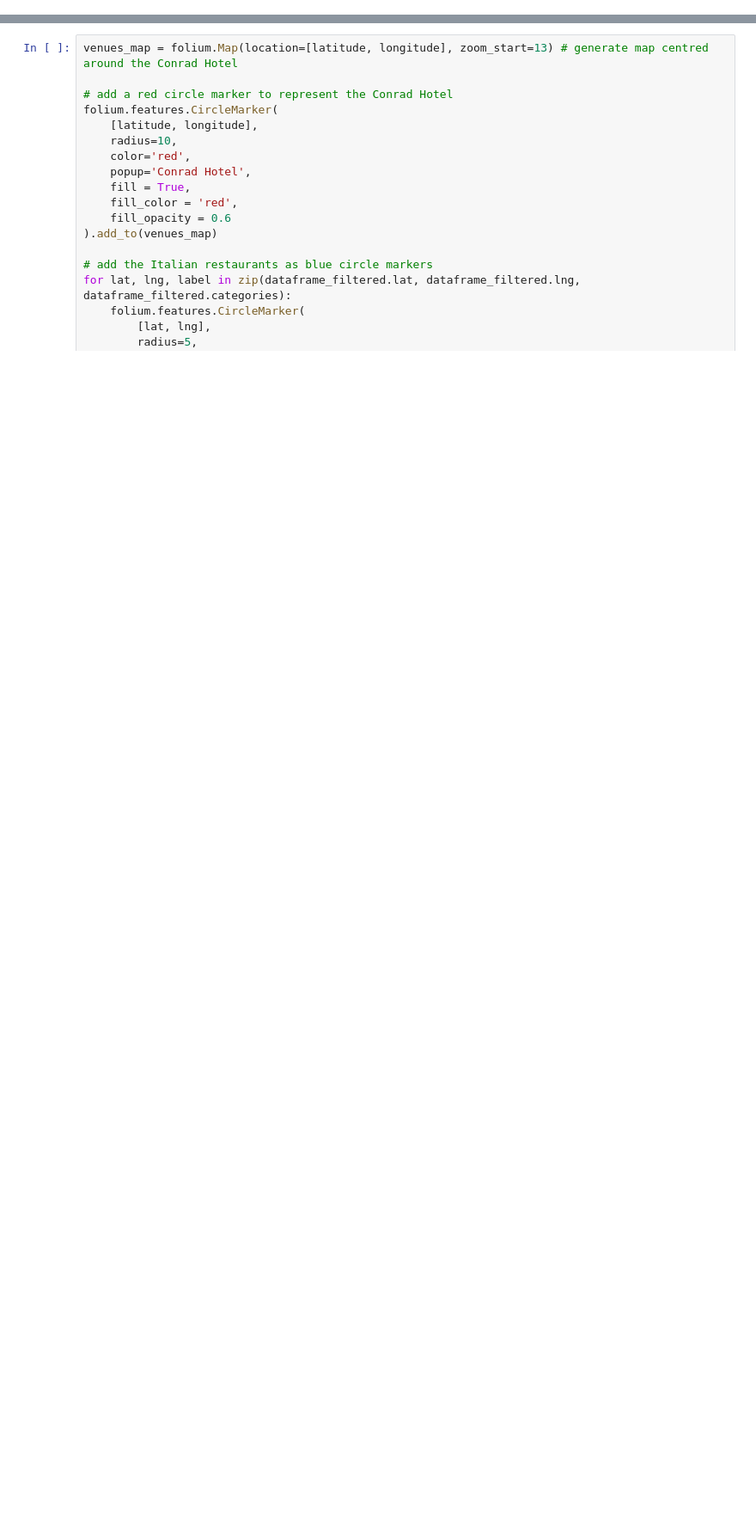
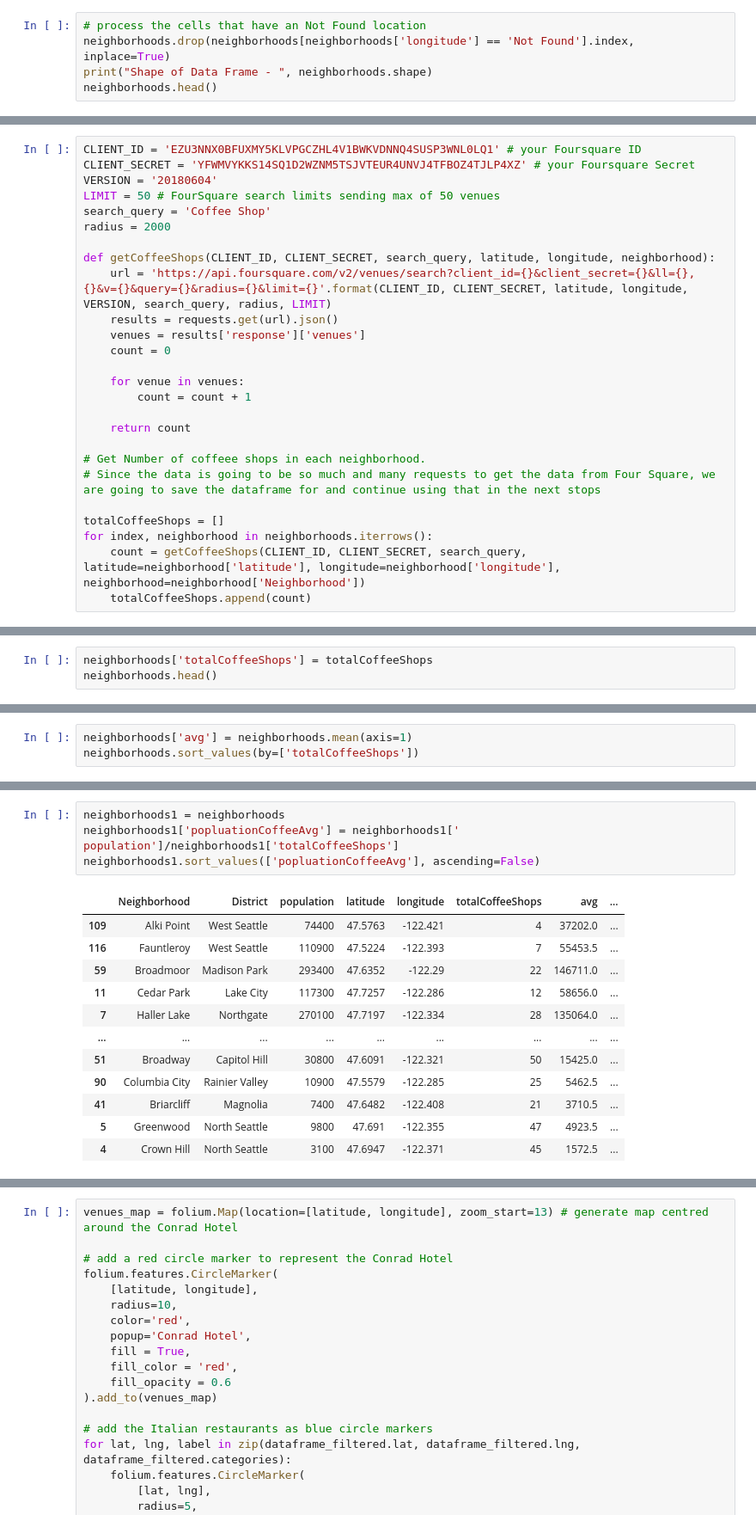
Before and after one commit to nagen1/capstone-project, a Jupyter notebook: Week4&5_FinalProject.ipynb, the cells around one changed output, grey strips where cells are left out. Shown at 86% size. Saved outputs shown, nothing was run; the diff lists cells and outputs as text; blank space fills up the shorter version.

```diff
--- a/Week4&5_FinalProject.ipynb
+++ b/Week4&5_FinalProject.ipynb
@@ -196,0 +207,5 @@ Name: name, dtype: object
+# %%
+# process the cells that have an Not Found location
+neighborhoods.drop(neighborhoods[neighborhoods['longitude'] == 'Not Found'].index, inplace=True)
+print("Shape of Data Frame - ", neighborhoods.shape)
+neighborhoods.head()
@@ -196,0 +233,26 @@ Name: name, dtype: object
+# %%
+CLIENT_ID = 'EZU3NNX0BFUXMY5KLVPGCZHL4V1BWKVDNNQ4SUSP3WNL0LQ1' # your Foursquare ID
+CLIENT_SECRET = 'YFWMVYKKS14SQ1D2WZNM5TSJVTEUR4UNVJ4TFBOZ4TJLP4XZ' # your Foursquare Secret
+VERSION = '20180604'
+LIMIT = 50 # FourSquare search limits sending max of 50 venues
+search_query = 'Coffee Shop'
+radius = 2000
+
+def getCoffeeShops(CLIENT_ID, CLIENT_SECRET, search_query, latitude, longitude, neighborhood):
+    url = 'https://api.foursquare.com/v2/venues/search?client_id={}&client_secret={}&ll={},{}&v={}&query={}&radius={}&limit={}'.format(CLIENT_ID, CLIENT_SECRET, latitude, longitude, VERSION, search_query, radius, LIMIT)
+    results = requests.get(url).json()
+    venues = results['response']['venues']
+    count = 0
+
+    for venue in venues:
+        count = count + 1
+
+    return count
+
+# Get Number of coffeee shops in each neighborhood.
+# Since the data is going to be so much and many requests to get the data from Four Square, we are going to save the dataframe for and continue using that in the next stops
+
+totalCoffeeShops = []
+for index, neighborhood in neighborhoods.iterrows():
+    count = getCoffeeShops(CLIENT_ID, CLIENT_SECRET, search_query, latitude=neighborhood['latitude'], longitude=neighborhood['longitude'], neighborhood=neighborhood['Neighborhood'])
+    totalCoffeeShops.append(count)
@@ -196,0 +261,3 @@ Name: name, dtype: object
+# %%
+neighborhoods['totalCoffeeShops'] = totalCoffeeShops
+neighborhoods.head()
@@ -196,0 +295,3 @@ Name: name, dtype: object
+# %%
+neighborhoods['avg'] = neighborhoods.mean(axis=1)
+neighborhoods.sort_values(by=['totalCoffeeShops'])
@@ -196,0 +316,17 @@ Name: name, dtype: object
+# %%
+neighborhoods1 = neighborhoods
+neighborhoods1['popluationCoffeeAvg'] = neighborhoods1[' population']/neighborhoods1['totalCoffeeShops']
+neighborhoods1.sort_values(['popluationCoffeeAvg'], ascending=False)
+# %% [output]
+|  | Neighborhood | District | population | latitude | longitude | totalCoffeeShops | avg | ... |
+| 109 | Alki Point | West Seattle | 74400 | 47.5763 | -122.421 | 4 | 37202.0 | ... |
+| 116 | Fauntleroy | West Seattle | 110900 | 47.5224 | -122.393 | 7 | 55453.5 | ... |
+| 59 | Broadmoor | Madison Park | 293400 | 47.6352 | -122.29 | 22 | 146711.0 | ... |
+| 11 | Cedar Park | Lake City | 117300 | 47.7257 | -122.286 | 12 | 58656.0 | ... |
+| 7 | Haller Lake | Northgate | 270100 | 47.7197 | -122.334 | 28 | 135064.0 | ... |
+| ... | ... | ... | ... | ... | ... | ... | ... | ... |
+| 51 | Broadway | Capitol Hill | 30800 | 47.6091 | -122.321 | 50 | 15425.0 | ... |
+| 90 | Columbia City | Rainier Valley | 10900 | 47.5579 | -122.285 | 25 | 5462.5 | ... |
+| 41 | Briarcliff | Magnolia | 7400 | 47.6482 | -122.408 | 21 | 3710.5 | ... |
+| 5 | Greenwood | North Seattle | 9800 | 47.691 | -122.355 | 47 | 4923.5 | ... |
+| 4 | Crown Hill | North Seattle | 3100 | 47.6947 | -122.371 | 45 | 1572.5 | ... |
```
Also changed, not shown: parts of 149 cells of this notebook.
